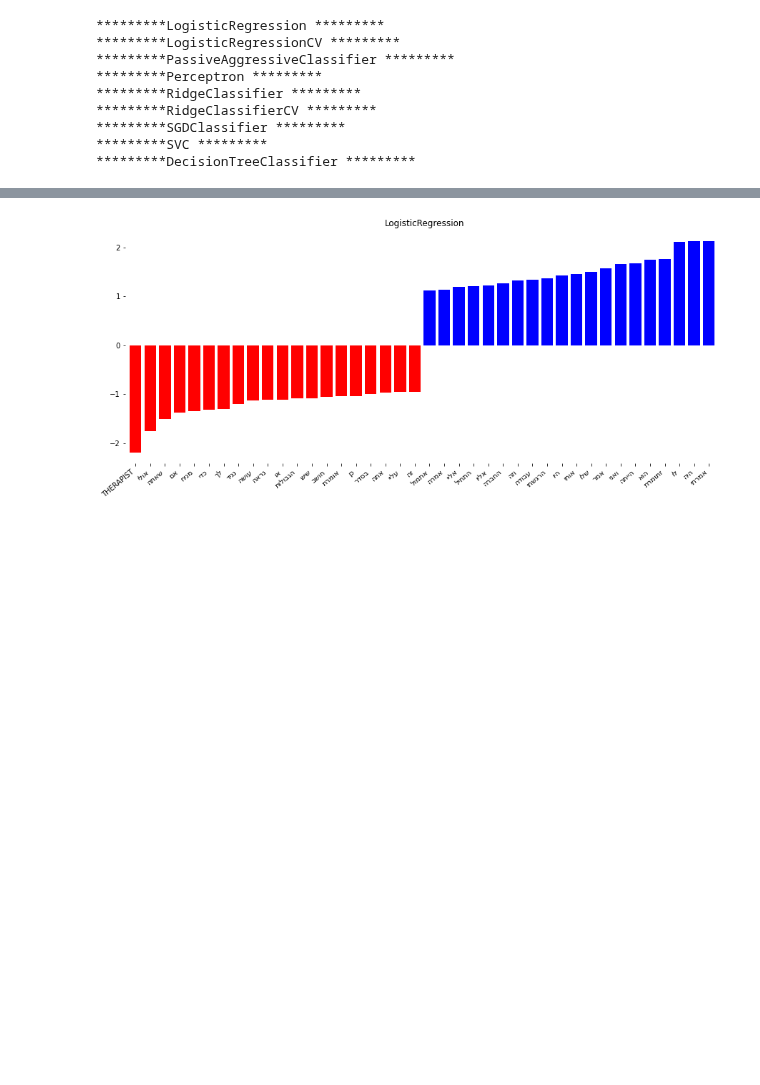
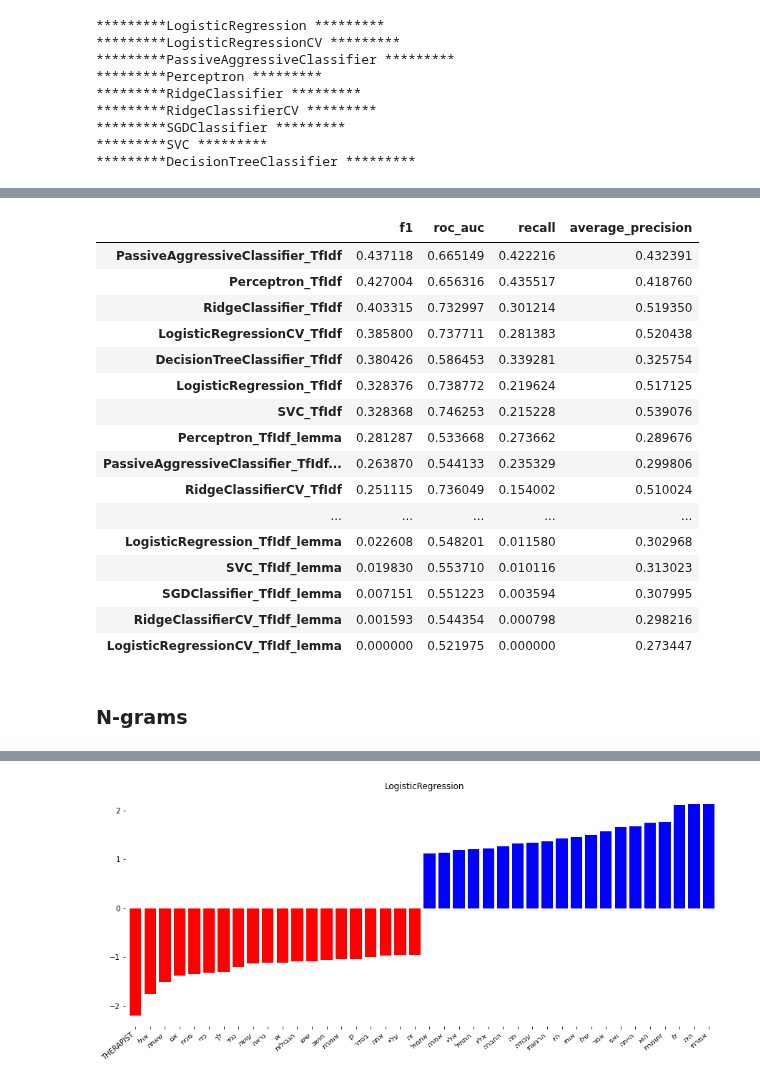
Before and after one commit to Sofy34/personal_strudy, a Jupyter notebook: thesis/02_BOW.ipynb, the cells around one changed output, grey strips where cells are left out. Cells and saved outputs as stored; diff of their text form; code cells hidden in the pictures; blank space fills up the shorter version.

```diff
--- a/thesis/02_BOW.ipynb
+++ b/thesis/02_BOW.ipynb
@@ -124,3 +128,0 @@ display(feature_utils.scores_df.sort_values(by='f1',ascending = False))
-# %%
-imp.reload(feature_utils)
-feature_utils.fit_predict_all_regressors(X_train_vec,y_train,X_test_vec)
@@ -144,0 +198,22 @@ Please also refer to the documentation for alternative solver options:
+# %%
+display(feature_utils.scores_df.sort_values(by='f1',ascending = False))
+# %% [output]
+|  | f1 | roc_auc | recall | average_precision |
+| PassiveAggressiveClassifier_TfIdf | 0.437118 | 0.665149 | 0.422216 | 0.432391 |
+| Perceptron_TfIdf | 0.427004 | 0.656316 | 0.435517 | 0.418760 |
+| RidgeClassifier_TfIdf | 0.403315 | 0.732997 | 0.301214 | 0.519350 |
+| LogisticRegressionCV_TfIdf | 0.385800 | 0.737711 | 0.281383 | 0.520438 |
+| DecisionTreeClassifier_TfIdf | 0.380426 | 0.586453 | 0.339281 | 0.325754 |
+| LogisticRegression_TfIdf | 0.328376 | 0.738772 | 0.219624 | 0.517125 |
+| SVC_TfIdf | 0.328368 | 0.746253 | 0.215228 | 0.539076 |
+| Perceptron_TfIdf_lemma | 0.281287 | 0.533668 | 0.273662 | 0.289676 |
+| PassiveAggressiveClassifier_TfIdf... | 0.263870 | 0.544133 | 0.235329 | 0.299806 |
+| RidgeClassifierCV_TfIdf | 0.251115 | 0.736049 | 0.154002 | 0.510024 |
+| ... | ... | ... | ... | ... |
+| LogisticRegression_TfIdf_lemma | 0.022608 | 0.548201 | 0.011580 | 0.302968 |
+| SVC_TfIdf_lemma | 0.019830 | 0.553710 | 0.010116 | 0.313023 |
+| SGDClassifier_TfIdf_lemma | 0.007151 | 0.551223 | 0.003594 | 0.307995 |
+| RidgeClassifierCV_TfIdf_lemma | 0.001593 | 0.544354 | 0.000798 | 0.298216 |
+| LogisticRegressionCV_TfIdf_lemma | 0.000000 | 0.521975 | 0.000000 | 0.273447 |
+# %% [markdown]
+### N-grams
```
Also changed, not shown: parts of 26 cells of this notebook.
